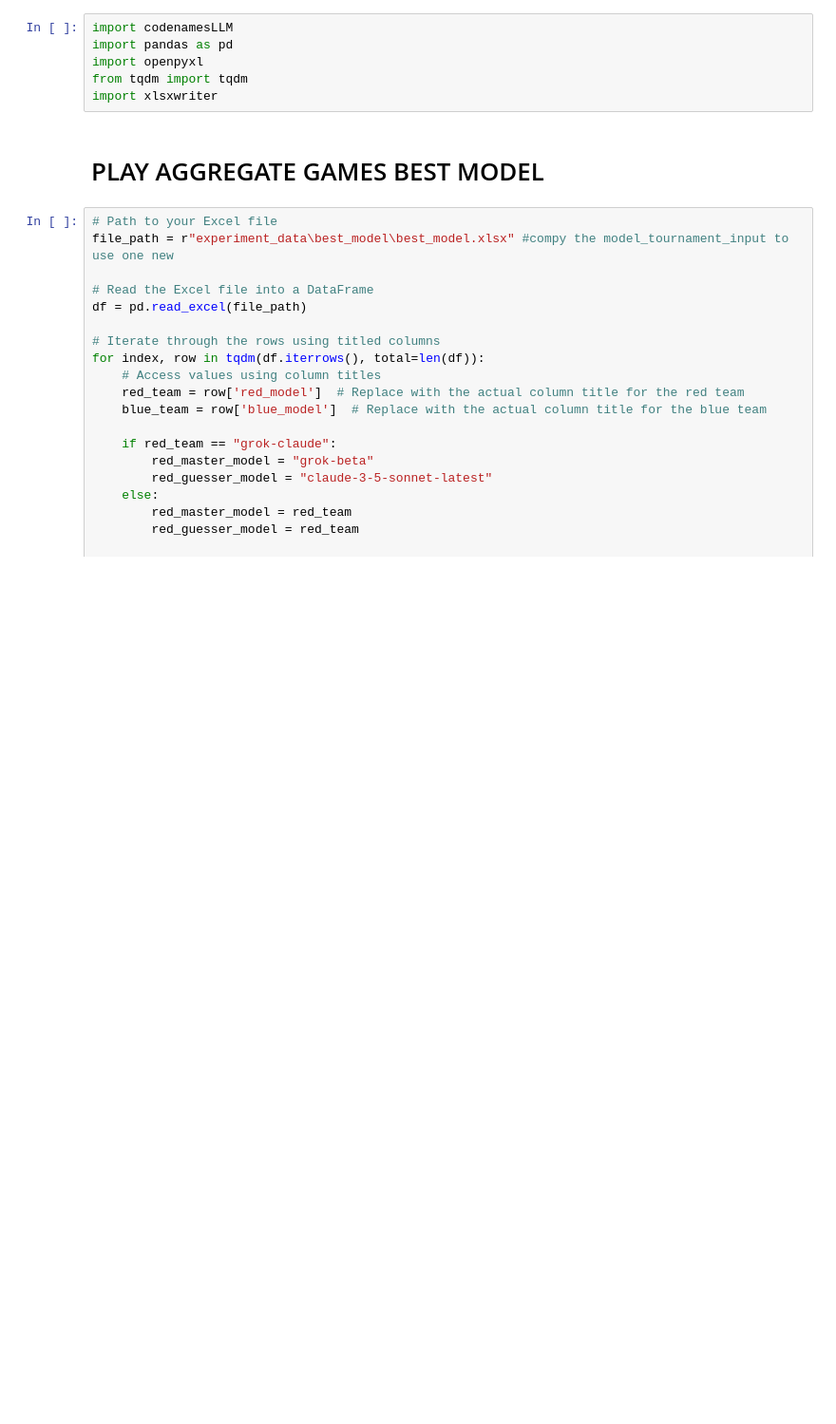
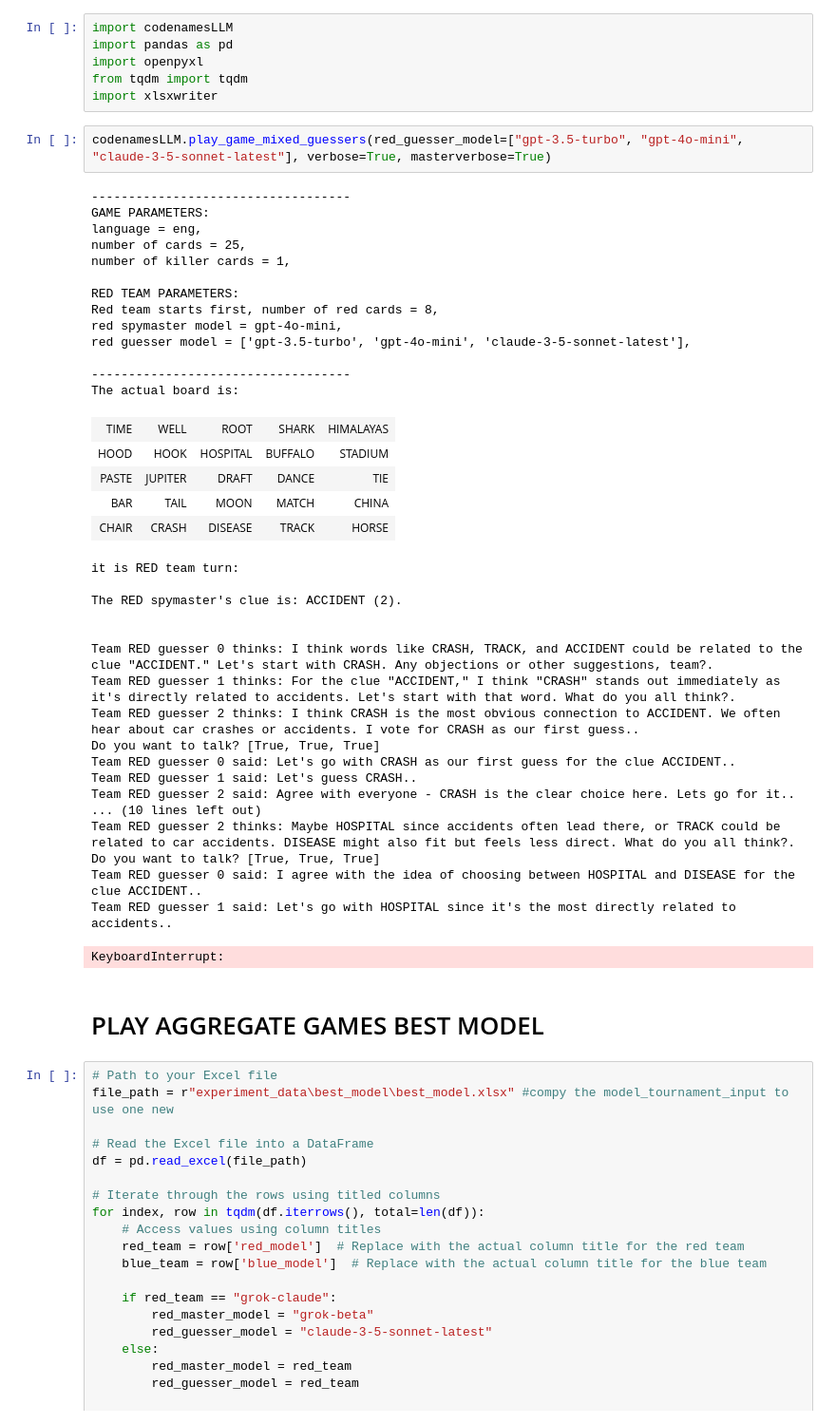
Before and after one commit to mich1803/Codenames-LLM, a Jupyter notebook: PlayGame4Stats.ipynb, the cells around one changed output. Shown at 95% size. Saved outputs shown, nothing was run; the diff lists cells and outputs as text; blank space fills up the shorter version.

Commit message:
mixed guessers

```diff
--- a/PlayGame4Stats.ipynb
+++ b/PlayGame4Stats.ipynb
@@ -4,6 +4,45 @@ import pandas as pd
 import openpyxl
 from tqdm import tqdm
 import xlsxwriter
+# %%
+codenamesLLM.play_game_mixed_guessers(red_guesser_model=["gpt-3.5-turbo", "gpt-4o-mini", "claude-3-5-sonnet-latest"], verbose=True, masterverbose=True)
+# %% [output]
+-----------------------------------
+GAME PARAMETERS:
+language = eng,
+number of cards = 25,
+number of killer cards = 1,
+
+RED TEAM PARAMETERS:
+Red team starts first, number of red cards = 8,
+red spymaster model = gpt-4o-mini,
+red guesser model = ['gpt-3.5-turbo', 'gpt-4o-mini', 'claude-3-5-sonnet-latest'],
+
+-----------------------------------
+The actual board is:
+| TIME | WELL | ROOT | SHARK | HIMALAYAS |
+| HOOD | HOOK | HOSPITAL | BUFFALO | STADIUM |
+| PASTE | JUPITER | DRAFT | DANCE | TIE |
+| BAR | TAIL | MOON | MATCH | CHINA |
+| CHAIR | CRASH | DISEASE | TRACK | HORSE |
+it is RED team turn:
+
+The RED spymaster's clue is: ACCIDENT (2).
+
+
+Team RED guesser 0 thinks: I think words like CRASH, TRACK, and ACCIDENT could be related to the clue "ACCIDENT." Let's start with CRASH. Any objections or other suggestions, team?.
+Team RED guesser 1 thinks: For the clue "ACCIDENT," I think "CRASH" stands out immediately as it's directly related to accidents. Let's start with that word. What do you all think?.
+Team RED guesser 2 thinks: I think CRASH is the most obvious connection to ACCIDENT. We often hear about car crashes or accidents. I vote for CRASH as our first guess..
+Do you want to talk? [True, True, True]
+Team RED guesser 0 said: Let's go with CRASH as our first guess for the clue ACCIDENT..
+Team RED guesser 1 said: Let's guess CRASH..
+Team RED guesser 2 said: Agree with everyone - CRASH is the clear choice here. Lets go for it..
+... (10 lines left out)
+Team RED guesser 2 thinks: Maybe HOSPITAL since accidents often lead there, or TRACK could be related to car accidents. DISEASE might also fit but feels less direct. What do you all think?.
+Do you want to talk? [True, True, True]
+Team RED guesser 0 said: I agree with the idea of choosing between HOSPITAL and DISEASE for the clue ACCIDENT..
+Team RED guesser 1 said: Let's go with HOSPITAL since it's the most directly related to accidents..
+KeyboardInterrupt:
 # %% [markdown]
 # PLAY AGGREGATE GAMES BEST MODEL
 # %%
```
Also changed, not shown: 1 other file.
